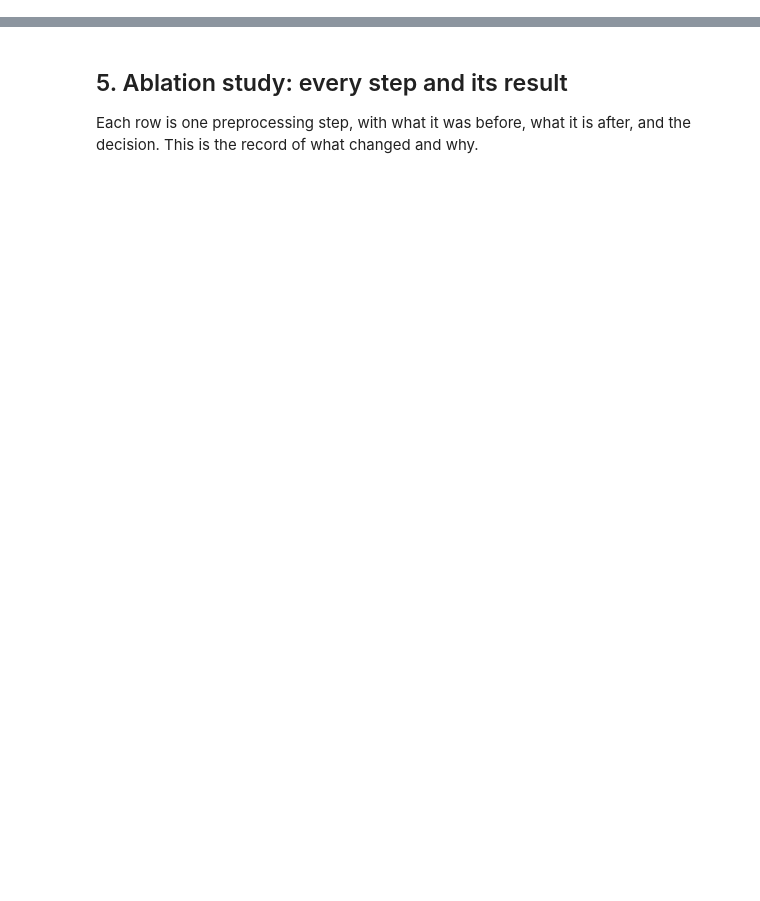
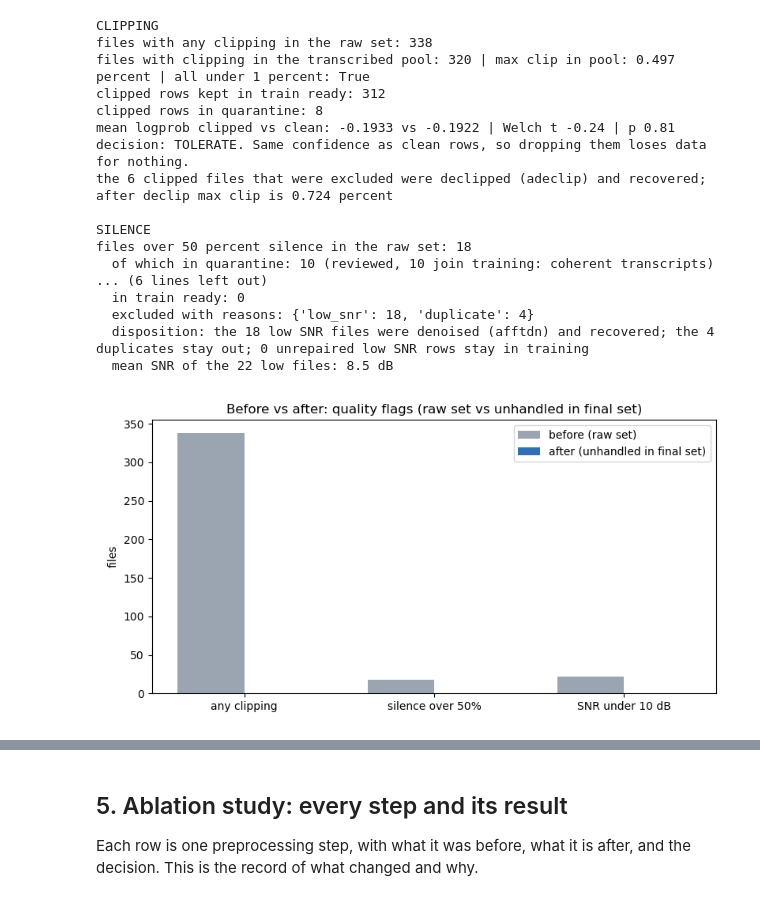
Before and after one commit to hazemelerefey/smart-voicemail-router, a Jupyter notebook: notebooks/data-preprocessing/data_preprocessing.ipynb, the cells around one changed output, grey strips where cells are left out. Drawn from its saved outputs; the diff is of its cells as text; code cells hidden in the pictures; blank space fills up the shorter version.

```diff
--- a/notebooks/data-preprocessing/data_preprocessing.ipynb
+++ b/notebooks/data-preprocessing/data_preprocessing.ipynb
@@ -120,0 +279,52 @@ The process has 9 steps, each handling one kind of problem. The steps run in ord
+# %%
+# (c) Clipping
+inv_by_file = invc.set_index("file")
+pool_files = clean[clean["prep_status"].isin(["train_ready", "quarantine"])]["file"]
+pool_clip = inv_by_file.loc[pool_files]["clip_pct"]
+print("CLIPPING")
+print("files with any clipping in the raw set:", int((invc["clip_pct"] > 0).sum()))
+print("files with clipping in the transcribed pool:", int((pool_clip > 0).sum()), "| max clip in pool:", round(pool_clip.max(), 3), "percent | all under 1 percent:", bool((pool_clip[pool_clip > 0] < 1).all()))
+print("clipped rows kept in train ready:", int((inv_by_file.loc[clean[clean["prep_status"] == "train_ready"]["file"]]["clip_pct"] > 0).sum()))
+print("clipped rows in quarantine:", int((inv_by_file.loc[clean[clean["prep_status"] == "quarantine"]["file"]]["clip_pct"] > 0).sum()))
+print("mean logprob clipped vs clean:", excl["clipping"]["mean_min_avg_logprob_clipped"], "vs", excl["clipping"]["mean_min_avg_logprob_clean"], "| Welch t", round(excl["clipping"]["welch_t_statistic_logprob"], 2), "| p", round(excl["clipping"]["welch_p_value_logprob"], 2))
+print("decision: TOLERATE. Same confidence as clean rows, so dropping them loses data for nothing.")
+print("the 6 clipped files that were excluded were declipped (adeclip) and recovered; after declip max clip is 0.724 percent")
+print()
+# (d) Silence
+sil_rows = invc[invc["silence_pct"] > 50]
+q_files = set(clean[clean["prep_status"] == "quarantine"]["file"])
+print("SILENCE")
+print("files over 50 percent silence in the raw set:", len(sil_rows))
+print("  of which in quarantine:", int(sil_rows["file"].isin(q_files).sum()), "(reviewed, 10 join training: coherent transcripts)")
+print("  of which excluded:", int((~sil_rows["file"].isin(clean["file"])).sum()), "with reasons:", sil_rows[~sil_rows["file"].isin(clean["file"])]["exclude_reason"].value_counts().to_dict())
+print("  disposition: 10 join after review, 3 join after recovery (2 clipped files declipped, 1 silence trim), 5 duplicates stay out")
+print("  final set still measures over 50 percent silence on 13 units in the original audio (10 reviewed plus 3 recovered); silence alone never excludes a row")
+print()
+# (e) Low SNR
+low_rows = invc[invc["snr_db"] < 10]
+print("LOW SNR")
+print("files under 10 dB in the raw set:", len(low_rows), "| mean SNR of the full set:", round(invc["snr_db"].mean(), 1), "dB")
+print("  in train ready:", int(low_rows["file"].isin(clean[clean["prep_status"] == "train_ready"]["file"]).sum()))
+print("  excluded with reasons:", low_rows["exclude_reason"].value_counts().to_dict())
+print("  disposition: the 18 low SNR files were denoised (afftdn) and recovered; the 4 duplicates stay out; 0 unrepaired low SNR rows stay in training")
+print("  mean SNR of the 22 low files:", round(low_rows["snr_db"].mean(), 1), "dB")
+grouped_bar(["any clipping", "silence over 50%", "SNR under 10 dB"], [338, 18, 22], [0, 0, 0], "Before vs after: quality flags (raw set vs unhandled in final set)", "files", "before_after_quality.png", "before (raw set)", "after (unhandled in final set)")
+# %% [output]
+CLIPPING
+files with any clipping in the raw set: 338
+files with clipping in the transcribed pool: 320 | max clip in pool: 0.497 percent | all under 1 percent: True
+clipped rows kept in train ready: 312
+clipped rows in quarantine: 8
+mean logprob clipped vs clean: -0.1933 vs -0.1922 | Welch t -0.24 | p 0.81
+decision: TOLERATE. Same confidence as clean rows, so dropping them loses data for nothing.
+the 6 clipped files that were excluded were declipped (adeclip) and recovered; after declip max clip is 0.724 percent
+
+SILENCE
+files over 50 percent silence in the raw set: 18
+  of which in quarantine: 10 (reviewed, 10 join training: coherent transcripts)
+... (6 lines left out)
+  in train ready: 0
+  excluded with reasons: {'low_snr': 18, 'duplicate': 4}
+  disposition: the 18 low SNR files were denoised (afftdn) and recovered; the 4 duplicates stay out; 0 unrepaired low SNR rows stay in training
+  mean SNR of the 22 low files: 8.5 dB
+[figure, added]
```
Also changed, not shown: parts of 18 cells of this notebook, 26 other files.
